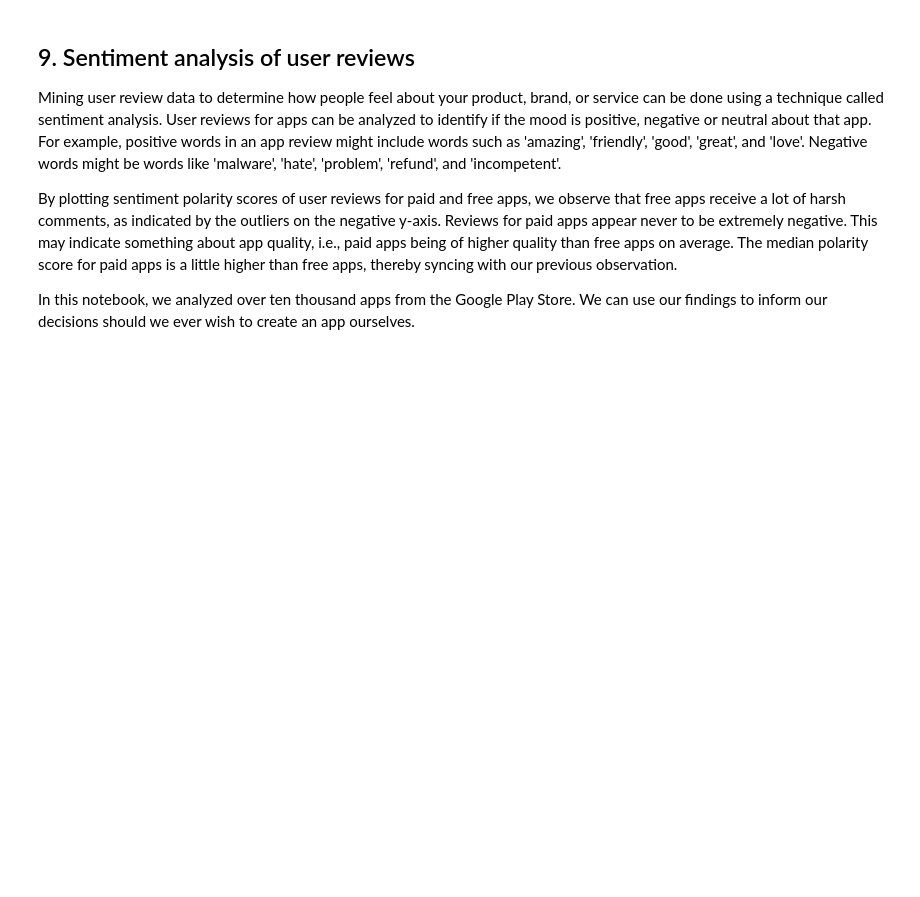
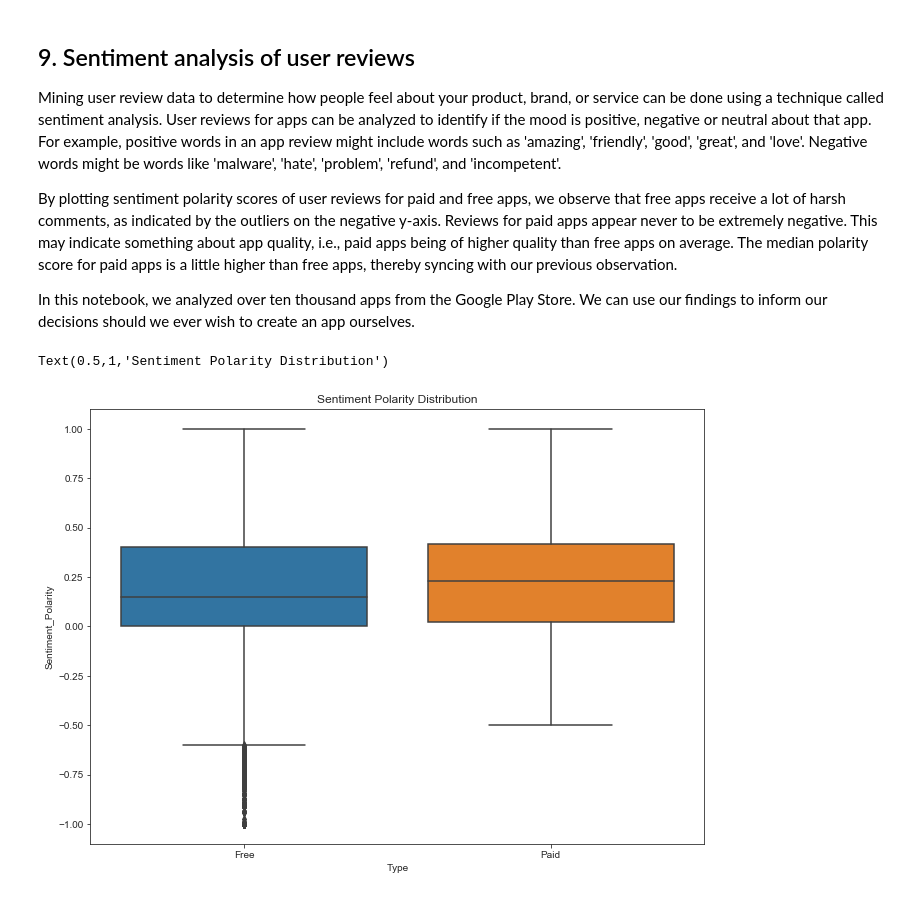
Before and after one commit to KrishnaKittu123/The-Android-App-Market-on-Google-Play, a Jupyter notebook: notebook.ipynb, the cells around one changed output. Saved outputs shown, nothing was run; the diff lists cells and outputs as text; code cells hidden in the pictures; blank space fills up the shorter version.

```diff
--- a/notebook.ipynb
+++ b/notebook.ipynb
@@ -241,18 +282,21 @@ plotly.offline.iplot({'data': data, 'layout': layout})
 <p>In this notebook, we analyzed over ten thousand apps from the Google Play Store. We can use our findings to inform our decisions should we ever wish to create an app ourselves.</p>
 # %%
 # Load user_reviews.csv
-reviews_df = ...
+reviews_df = pd.read_csv('datasets/user_reviews.csv')
 
 # Join and merge the two dataframe
-merged_df = pd.merge(..., ..., on = ..., how = "inner")
+merged_df = pd.merge(apps,reviews_df, on = 'App', how = "inner")
 
 # Drop NA values from Sentiment and Translated_Review columns
 merged_df = merged_df.dropna(subset=['Sentiment', 'Translated_Review'])
 
 sns.set_style('ticks')
 fig, ax = plt.subplots()
 fig.set_size_inches(11, 8)
 
 # User review sentiment polarity for paid vs. free apps
-ax = sns.boxplot(x = ..., y = ..., data = ...)
+ax = sns.boxplot(x = merged_df['Type'], y = merged_df['Sentiment_Polarity'], data =merged_df )
 ax.set_title('Sentiment Polarity Distribution')
+# %% [output]
+Text(0.5,1,'Sentiment Polarity Distribution')
+[figure, added]
```
Also changed, not shown: parts of 4 cells of this notebook.
